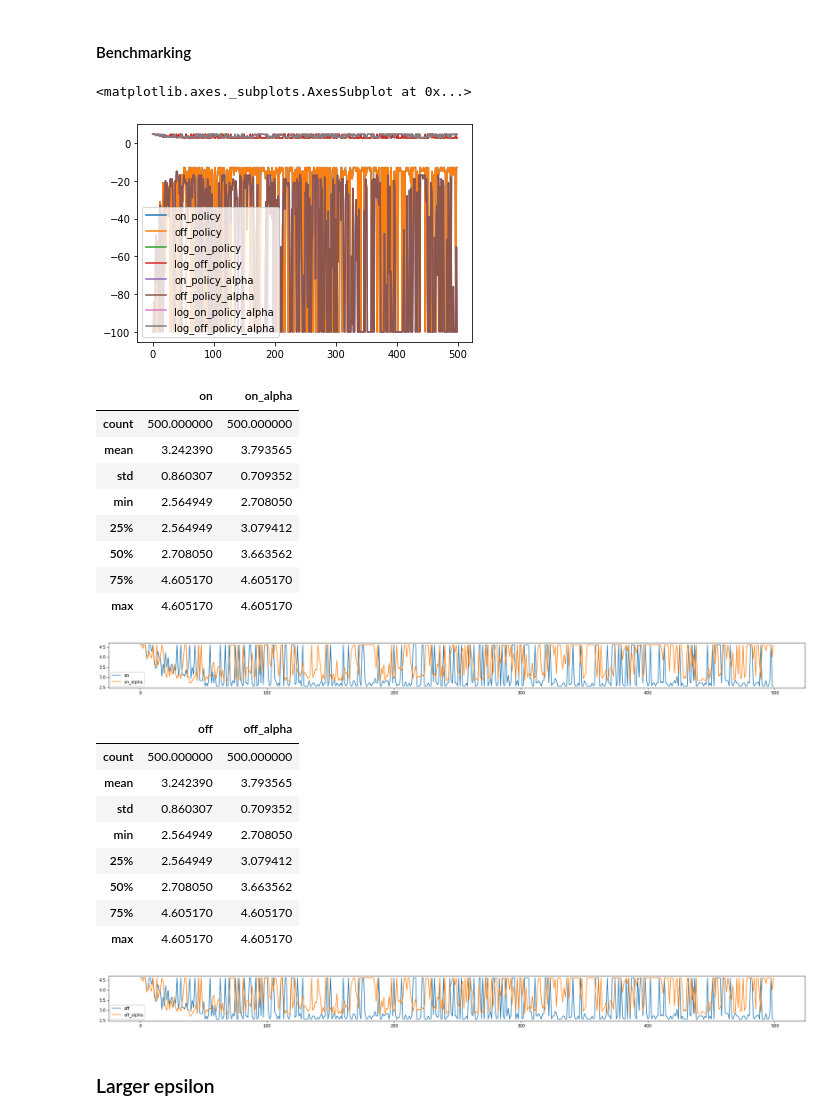
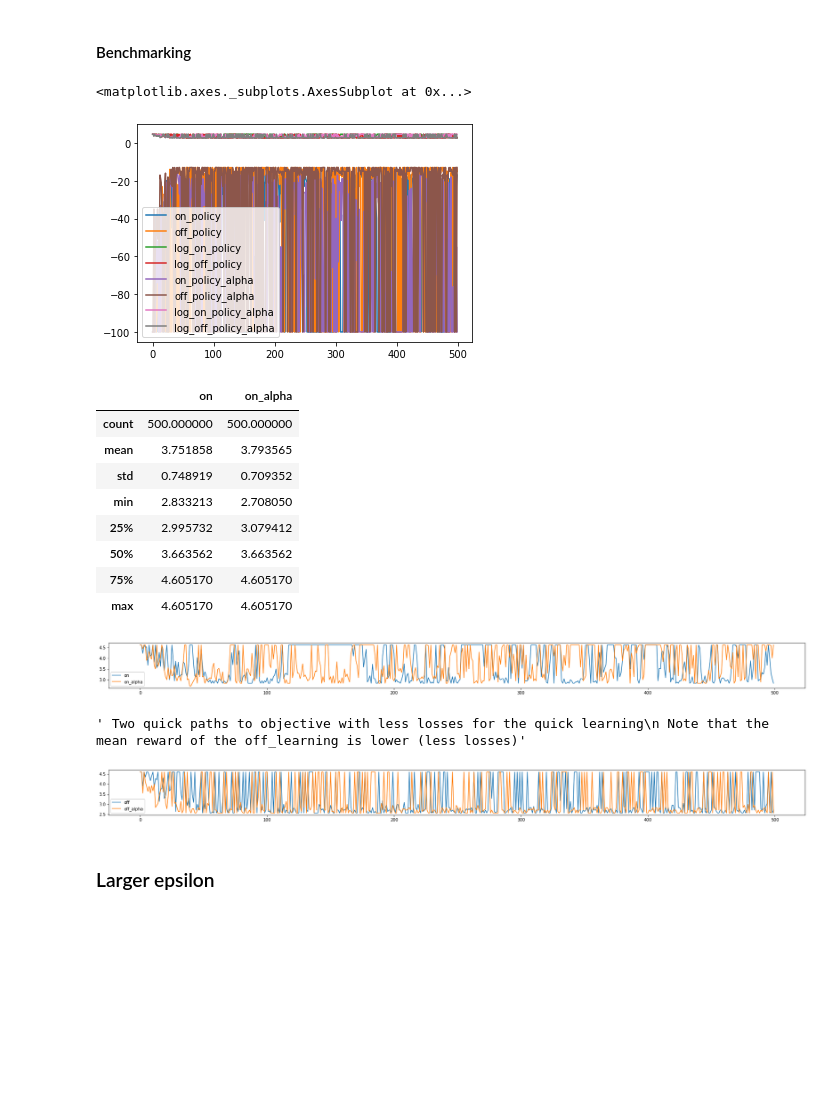
Before and after one commit to zarfer007/AprendizajePorRefuerzos, a Jupyter notebook: Task/RL_Lab_1_intro_rl.ipynb, the cells around one changed output. Cells and saved outputs as stored; diff of their text form; code cells hidden in the pictures; blank space fills up the shorter version.

```diff
--- a/Task/RL_Lab_1_intro_rl.ipynb
+++ b/Task/RL_Lab_1_intro_rl.ipynb
@@ -349,12 +351,13 @@ env.close()
 # %%
 # Main functions
 
-def learn(state, action, reward, next_state, next_action):
+def learn(state, action, reward, next_state):
     """
-    Performs a SARSA update for a given state transition
+    Performs an off policy update for a given state transition
     """
     # off policy (?, impossing optimal selection)
     q[(state, action)] = q.get((state, action),0.0) + alpha*(reward+gamma*max([q.get((next_state, a), 0.0) for a in actions]) - q.get((state, action),0.0))
+
 
     pass
 
@@ -379,25 +382,22 @@ def run():
         t = 0
 
         # Pick an action based on the current state
-        action = choose_action(state)
 
         while not done:
+            action = choose_action(state)
 
             # Execute the action and get feedback
             next_state, reward, done, info = env.step(action)
 
-            next_action = choose_action(next_state)
-
-
             episode_reward += reward
 
             if not done and t < 2000:  # if the algorithm does not converge, it stops after 2000 timesteps
-                learn(state, action, reward, next_state, next_action)
+                learn(state, action, reward, next_state)
                 state = next_state
-                action = next_action
+                #action = next_action
             else:
                 done = True  # done is ensured to be True (in the case the algorithm did not reach convergence)
-                learn(state, action, reward, next_state, next_action)
+                learn(state, action, reward, next_state)
                 timesteps_of_episode = np.append(timesteps_of_episode, [int(t + 1)])
                 reward_of_episode = np.append(reward_of_episode, max(episode_reward, -100))
 
@@ -673,9 +673,9 @@ dtype: float64
 # %%
 # Main functions
 
-def learn(state, action, reward, next_state, next_action):
+def learn(state, action, reward, next_state):
     """
-    Performs a SARSA update for a given state transition
+    Performs an off policy update for a given state transition
     """
     # off policy (?, impossing optimal selection)
     q[(state, action)] = q.get((state, action),0.0) + alpha*(reward+gamma*max([q.get((next_state, a), 0.0) for a in actions]) - q.get((state, action),0.0))
@@ -704,25 +704,22 @@ def run():
         t = 0
 
         # Pick an action based on the current state
-        action = choose_action(state)
 
         while not done:
+            action = choose_action(state)
 
             # Execute the action and get feedback
             next_state, reward, done, info = env.step(action)
 
-            next_action = choose_action(next_state)
-
-
             episode_reward += reward
 
             if not done and t < 2000:  # if the algorithm does not converge, it stops after 2000 timesteps
-                learn(state, action, reward, next_state, next_action)
+                learn(state, action, reward, next_state)
                 state = next_state
-                action = next_action
+                #action = next_action
             else:
                 done = True  # done is ensured to be True (in the case the algorithm did not reach convergence)
-                learn(state, action, reward, next_state, next_action)
+                learn(state, action, reward, next_state)
                 timesteps_of_episode = np.append(timesteps_of_episode, [int(t + 1)])
                 reward_of_episode = np.append(reward_of_episode, max(episode_reward, -100))
 
@@ -815,46 +812,38 @@ rewards=pd.DataFrame.from_dict(rewards)
 rewards.plot()
 # %% [output]
 <matplotlib.axes._subplots.AxesSubplot at 0x...>
-[figure, old version]
+[figure, new version]
 # %%
 # Comparing rewards in logs
 data=pd.concat([rewards['log_on_policy'], rewards['log_on_policy_alpha']], axis=1, keys=['on', 'on_alpha'])
 fig =data.plot(figsize=(30, 2))
-# The faster the learning process the close that on and off policy are,
-# That is why the learning process with higher alpha is more variable,
-# although it is expected to be less volatil (it gets to their objective quicker)
-# The range of the rewards has increased, although the volatility is lower
-# The mean reward thus is larger
+''' The faster the learning process the close that on and off policy are,
+ That is why the learning process with higher alpha is more variable,
+ although it is expected to be less volatil (it gets to their objective quicker)
+ The range of the rewards has increased, although the volatility is lower
+ The mean reward thus is larger'''
 data.describe()
 # %% [output]
 |  | on | on_alpha |
 | count | 500.000000 | 500.000000 |
-| mean | 3.242390 | 3.793565 |
-| std | 0.860307 | 0.709352 |
-| min | 2.564949 | 2.708050 |
-| 25% | 2.564949 | 3.079412 |
-| 50% | 2.708050 | 3.663562 |
+| mean | 3.751858 | 3.793565 |
+| std | 0.748919 | 0.709352 |
+| min | 2.833213 | 2.708050 |
+| 25% | 2.995732 | 3.079412 |
+| 50% | 3.663562 | 3.663562 |
 | 75% | 4.605170 | 4.605170 |
 | max | 4.605170 | 4.605170 |
-[figure, old version]
+[figure, new version]
 # %%
 # Comparing rewards in logs
 data=pd.concat([rewards['log_off_policy'], rewards['log_off_policy_alpha']], axis=1, keys=['off', 'off_alpha'])
 fig =data.plot(figsize=(30, 2))
 data.describe()
-# Two quick paths to objective with less losses for the quick learning
-# Note that the mean reward of the off_learning is lower (less losses)
+''' Two quick paths to objective with less losses for the quick learning
+ Note that the mean reward of the off_learning is lower (less losses)'''
 # %% [output]
-|  | off | off_alpha |
-| count | 500.000000 | 500.000000 |
-| mean | 3.242390 | 3.793565 |
-| std | 0.860307 | 0.709352 |
-| min | 2.564949 | 2.708050 |
-| 25% | 2.564949 | 3.079412 |
-| 50% | 2.708050 | 3.663562 |
-| 75% | 4.605170 | 4.605170 |
-| max | 4.605170 | 4.605170 |
+' Two quick paths to objective with less losses for the quick learning\n Note that the mean reward of the off_learning is lower (less losses)'
-[figure, old version]
+[figure, new version]
 # %% [markdown]
 ### Larger epsilon
 # %% [markdown]
```
Also changed, not shown: parts of 32 cells of this notebook, 3 other files.
